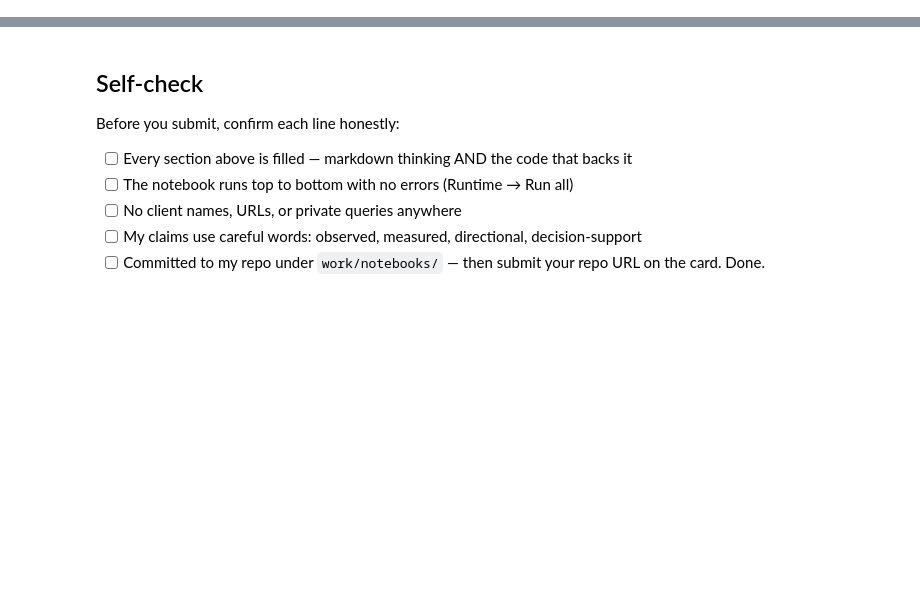
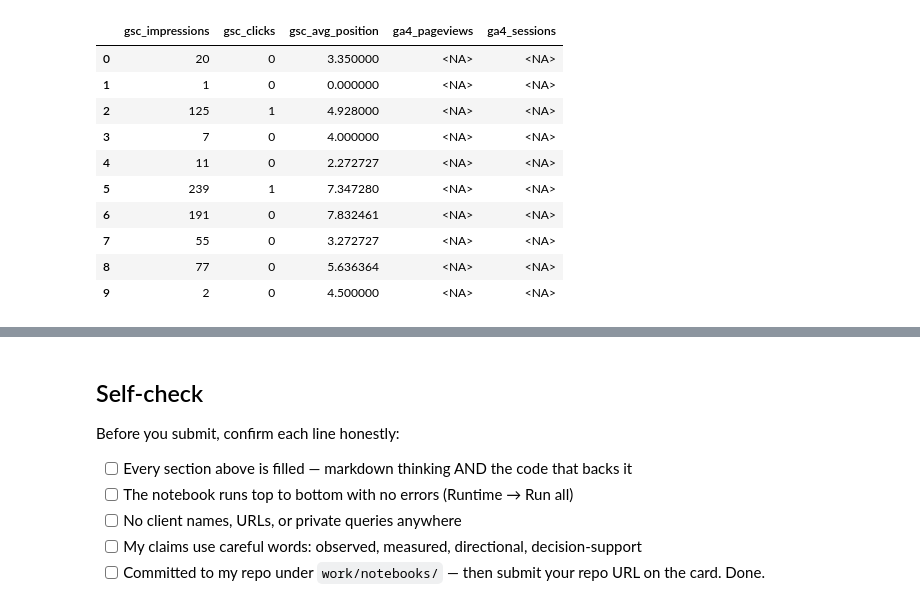
Before and after one commit to maryam884/flyrank-ml-internship, a Jupyter notebook: work/notebooks/w03_data_contract.ipynb, the cells around one changed output, grey strips where cells are left out. Cells and saved outputs as stored; diff of their text form; code cells hidden in the pictures; blank space fills up the shorter version.

```diff
--- a/work/notebooks/w03_data_contract.ipynb
+++ b/work/notebooks/w03_data_contract.ipynb
@@ -36,0 +262,30 @@ This skeleton is yours to fill. Work the sections **in order** — each one has
+# %%
+rel = "hf://datasets/FlyRank/internship-warehouse"
+
+features = con.sql(f"""
+SELECT
+gsc_impressions,
+gsc_clicks,
+gsc_avg_position,
+ga4_pageviews,
+ga4_sessions
+FROM read_parquet(
+'{rel}/fact_content_daily_performance/**/*.parquet'
+)
+WHERE month='2026-03'
+LIMIT 10
+""").df()
+
+features
+# %% [output]
+|  | gsc_impressions | gsc_clicks | gsc_avg_position | ga4_pageviews | ga4_sessions |
+| 0 | 20 | 0 | 3.350000 | <NA> | <NA> |
+| 1 | 1 | 0 | 0.000000 | <NA> | <NA> |
+| 2 | 125 | 1 | 4.928000 | <NA> | <NA> |
+| 3 | 7 | 0 | 4.000000 | <NA> | <NA> |
+| 4 | 11 | 0 | 2.272727 | <NA> | <NA> |
+| 5 | 239 | 1 | 7.347280 | <NA> | <NA> |
+| 6 | 191 | 0 | 7.832461 | <NA> | <NA> |
+| 7 | 55 | 0 | 3.272727 | <NA> | <NA> |
+| 8 | 77 | 0 | 5.636364 | <NA> | <NA> |
+| 9 | 2 | 0 | 4.500000 | <NA> | <NA> |
```
Also changed, not shown: parts of 25 cells of this notebook.
